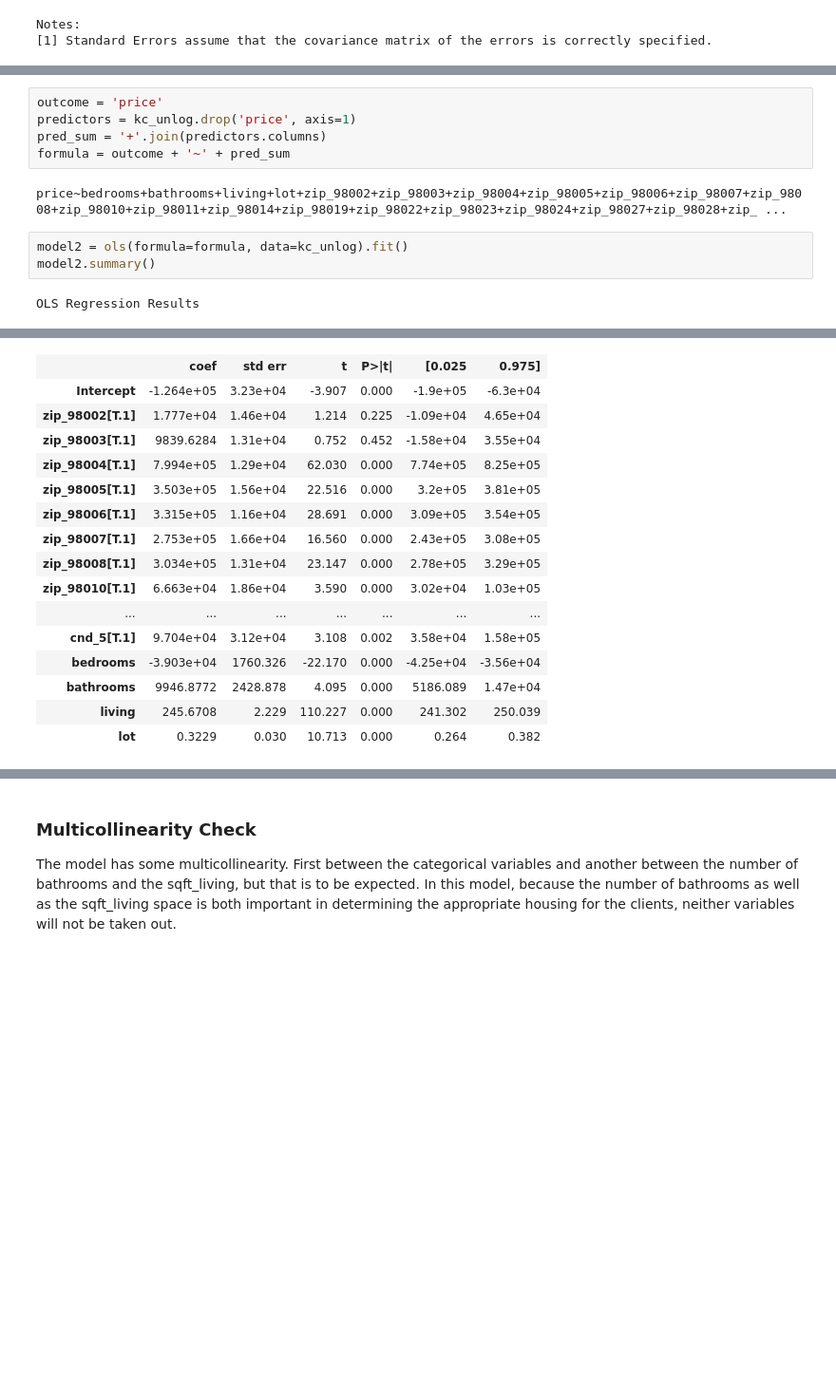
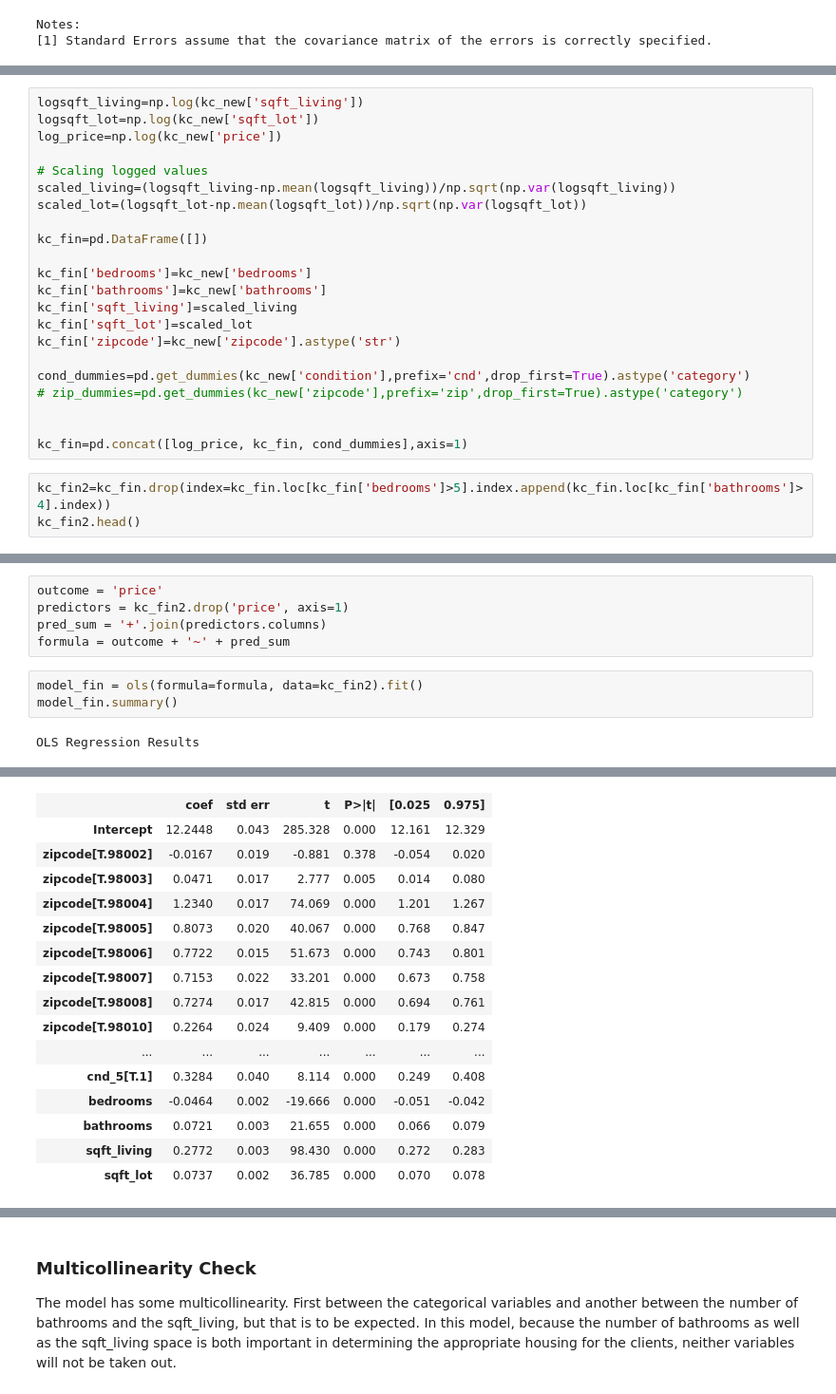
Before and after one commit to samlimish/project2, a Jupyter notebook: Project_2_KC.ipynb, the cells around one changed output, grey strips where cells are left out. Shown at 95% size. Drawn from its saved outputs; the diff is of its cells as text; blank space fills up the shorter version.

Commit message:
notebook update to show different models

```diff
--- a/Project_2_KC.ipynb
+++ b/Project_2_KC.ipynb
@@ -261,0 +613,25 @@ Notes:
+# %%
+logsqft_living=np.log(kc_new['sqft_living'])
+logsqft_lot=np.log(kc_new['sqft_lot'])
+log_price=np.log(kc_new['price'])
+
+# Scaling logged values
+scaled_living=(logsqft_living-np.mean(logsqft_living))/np.sqrt(np.var(logsqft_living))
+scaled_lot=(logsqft_lot-np.mean(logsqft_lot))/np.sqrt(np.var(logsqft_lot))
+
+kc_fin=pd.DataFrame([])
+
+kc_fin['bedrooms']=kc_new['bedrooms']
+kc_fin['bathrooms']=kc_new['bathrooms']
+kc_fin['sqft_living']=scaled_living
+kc_fin['sqft_lot']=scaled_lot
+kc_fin['zipcode']=kc_new['zipcode'].astype('str')
+
+cond_dummies=pd.get_dummies(kc_new['condition'],prefix='cnd',drop_first=True).astype('category')
+# zip_dummies=pd.get_dummies(kc_new['zipcode'],prefix='zip',drop_first=True).astype('category')
+
+
+kc_fin=pd.concat([log_price, kc_fin, cond_dummies],axis=1)
+# %%
+kc_fin2=kc_fin.drop(index=kc_fin.loc[kc_fin['bedrooms']>5].index.append(kc_fin.loc[kc_fin['bathrooms']>4].index))
+kc_fin2.head()
@@ -262,12 +646,10 @@ Notes:
 # %%
 outcome = 'price'
-predictors = kc_unlog.drop('price', axis=1)
+predictors = kc_fin2.drop('price', axis=1)
 pred_sum = '+'.join(predictors.columns)
 formula = outcome + '~' + pred_sum
-# %% [output]
-price~bedrooms+bathrooms+living+lot+zip_98002+zip_98003+zip_98004+zip_98005+zip_98006+zip_98007+zip_98008+zip_98010+zip_98011+zip_98014+zip_98019+zip_98022+zip_98023+zip_98024+zip_98027+zip_98028+zip_ ...
 # %%
-model2 = ols(formula=formula, data=kc_unlog).fit()
-model2.summary()
+model_fin = ols(formula=formula, data=kc_fin2).fit()
+model_fin.summary()
 # %% [output]
 OLS Regression Results
@@ -281,18 +663,18 @@ OLS Regression Results
 | Df Model: | 77 |  |  |
 | Covariance Type: | nonrobust |  |  |
 |  | coef | std err | t | P>|t| | [0.025 | 0.975] |
-| Intercept | -1.264e+05 | 3.23e+04 | -3.907 | 0.000 | -1.9e+05 | -6.3e+04 |
-| zip_98002[T.1] | 1.777e+04 | 1.46e+04 | 1.214 | 0.225 | -1.09e+04 | 4.65e+04 |
-| zip_98003[T.1] | 9839.6284 | 1.31e+04 | 0.752 | 0.452 | -1.58e+04 | 3.55e+04 |
-| zip_98004[T.1] | 7.994e+05 | 1.29e+04 | 62.030 | 0.000 | 7.74e+05 | 8.25e+05 |
-| zip_98005[T.1] | 3.503e+05 | 1.56e+04 | 22.516 | 0.000 | 3.2e+05 | 3.81e+05 |
-| zip_98006[T.1] | 3.315e+05 | 1.16e+04 | 28.691 | 0.000 | 3.09e+05 | 3.54e+05 |
-| zip_98007[T.1] | 2.753e+05 | 1.66e+04 | 16.560 | 0.000 | 2.43e+05 | 3.08e+05 |
-| zip_98008[T.1] | 3.034e+05 | 1.31e+04 | 23.147 | 0.000 | 2.78e+05 | 3.29e+05 |
-| zip_98010[T.1] | 6.663e+04 | 1.86e+04 | 3.590 | 0.000 | 3.02e+04 | 1.03e+05 |
+| Intercept | 12.2448 | 0.043 | 285.328 | 0.000 | 12.161 | 12.329 |
+| zipcode[T.98002] | -0.0167 | 0.019 | -0.881 | 0.378 | -0.054 | 0.020 |
+| zipcode[T.98003] | 0.0471 | 0.017 | 2.777 | 0.005 | 0.014 | 0.080 |
+| zipcode[T.98004] | 1.2340 | 0.017 | 74.069 | 0.000 | 1.201 | 1.267 |
+| zipcode[T.98005] | 0.8073 | 0.020 | 40.067 | 0.000 | 0.768 | 0.847 |
+| zipcode[T.98006] | 0.7722 | 0.015 | 51.673 | 0.000 | 0.743 | 0.801 |
+| zipcode[T.98007] | 0.7153 | 0.022 | 33.201 | 0.000 | 0.673 | 0.758 |
+| zipcode[T.98008] | 0.7274 | 0.017 | 42.815 | 0.000 | 0.694 | 0.761 |
+| zipcode[T.98010] | 0.2264 | 0.024 | 9.409 | 0.000 | 0.179 | 0.274 |
 | ... | ... | ... | ... | ... | ... | ... |
-| cnd_5[T.1] | 9.704e+04 | 3.12e+04 | 3.108 | 0.002 | 3.58e+04 | 1.58e+05 |
-| bedrooms | -3.903e+04 | 1760.326 | -22.170 | 0.000 | -4.25e+04 | -3.56e+04 |
-| bathrooms | 9946.8772 | 2428.878 | 4.095 | 0.000 | 5186.089 | 1.47e+04 |
-| living | 245.6708 | 2.229 | 110.227 | 0.000 | 241.302 | 250.039 |
-| lot | 0.3229 | 0.030 | 10.713 | 0.000 | 0.264 | 0.382 |
+| cnd_5[T.1] | 0.3284 | 0.040 | 8.114 | 0.000 | 0.249 | 0.408 |
+| bedrooms | -0.0464 | 0.002 | -19.666 | 0.000 | -0.051 | -0.042 |
+| bathrooms | 0.0721 | 0.003 | 21.655 | 0.000 | 0.066 | 0.079 |
+| sqft_living | 0.2772 | 0.003 | 98.430 | 0.000 | 0.272 | 0.283 |
+| sqft_lot | 0.0737 | 0.002 | 36.785 | 0.000 | 0.070 | 0.078 |
```
Also changed, not shown: parts of 90 cells of this notebook, 1 other file.
